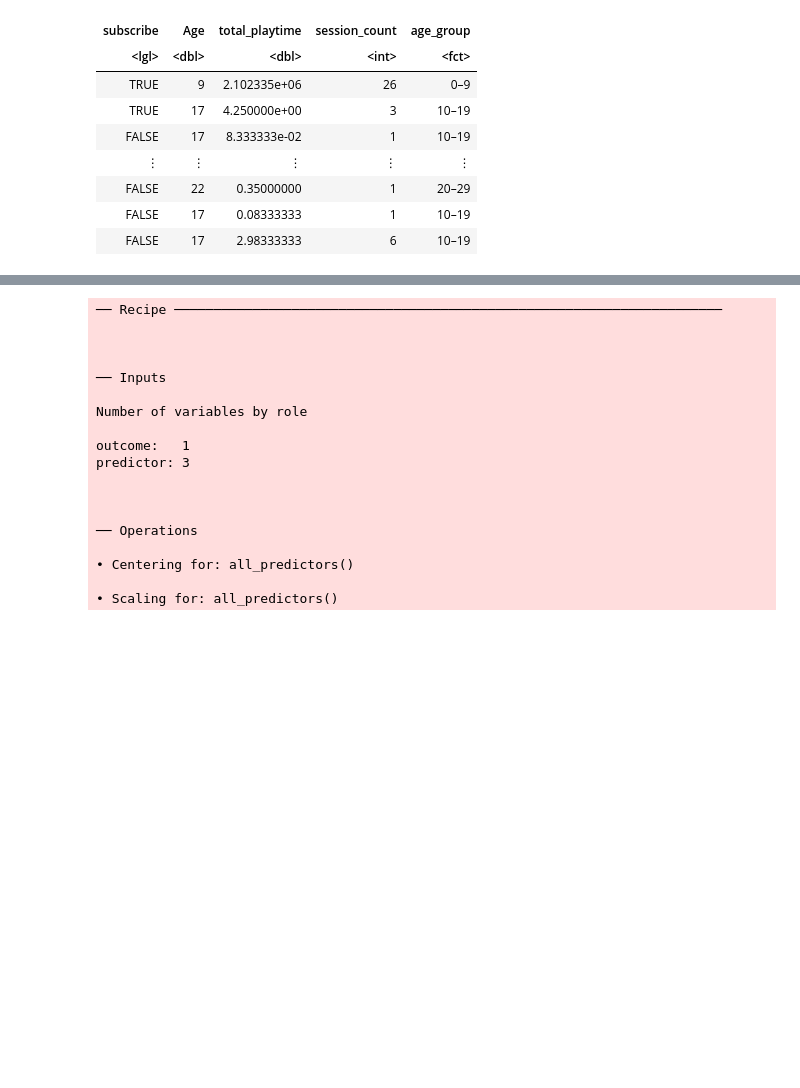
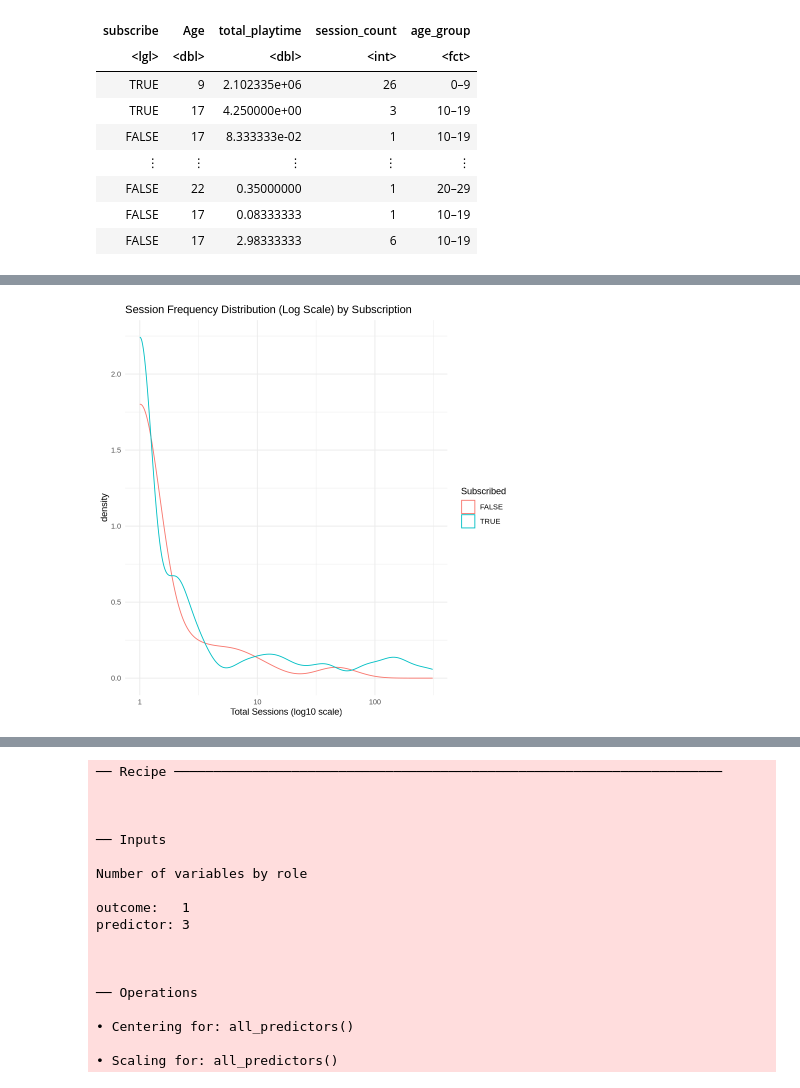
Before and after one commit to Zohranikjo/Game-Related-Newsletter-Subscription-Prediction-, a Jupyter notebook: subscription_modeling.ipynb, the cells around one changed output, grey strips where cells are left out. Cells and saved outputs as stored; diff of their text form; code cells hidden in the pictures; blank space fills up the shorter version.

```diff
--- a/subscription_modeling.ipynb
+++ b/subscription_modeling.ipynb
@@ -348,0 +328,13 @@ Warning message in scale_y_log10():
+# %%
+plot_session_density <- ggplot(model_data, aes(x = session_count, color = factor(subscribe))) +
+  geom_density() +
+  scale_x_log10() +
+  labs(
+    title = "Session Frequency Distribution (Log Scale) by Subscription",
+    x = "Total Sessions (log10 scale)",
+    color = "Subscribed"
+  ) +
+  theme_minimal()
+plot_session_density
+# %% [output]
+[figure, added]
```
Also changed, not shown: parts of 47 cells of this notebook.
